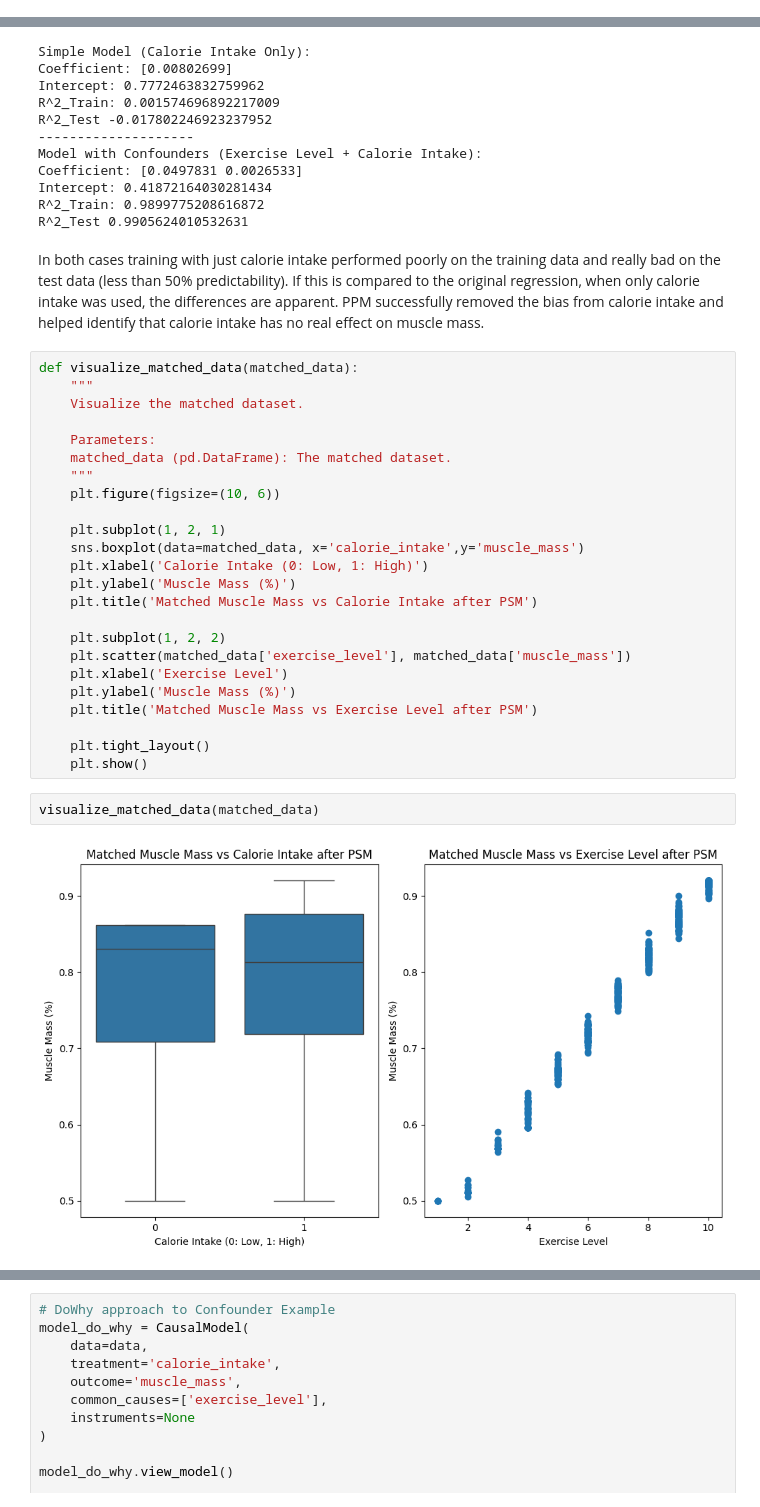
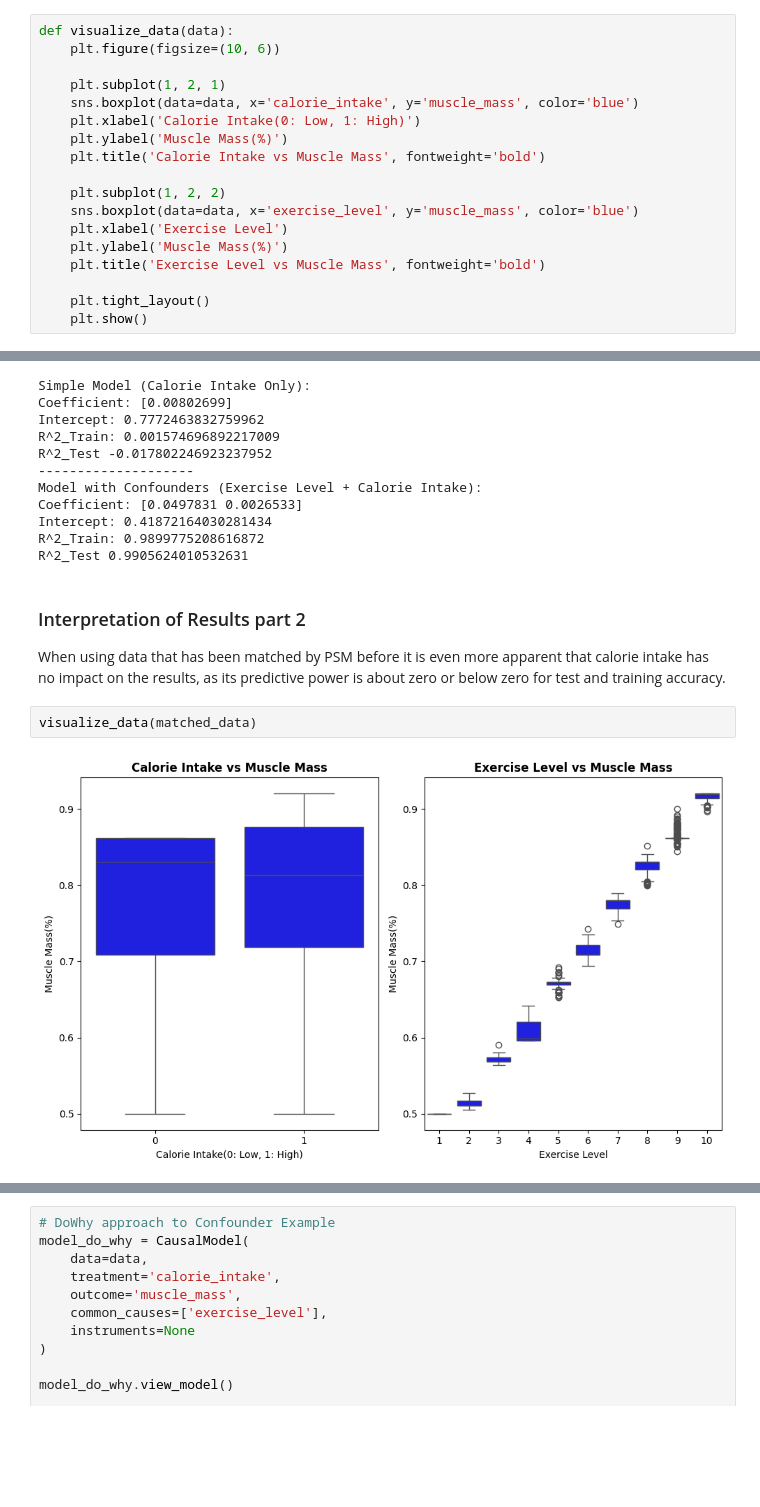
Before and after one commit to MaxiStahl1992/advanced-workbook-code, a Jupyter notebook: task3_full.ipynb, the cells around one changed output, grey strips where cells are left out. Drawn from its saved outputs; the diff is of its cells as text; blank space fills up the shorter version.

```diff
--- a/task3_full.ipynb
+++ b/task3_full.ipynb
@@ -79,0 +70,18 @@ Let's examine how fitting simple linear regression models will perform on the tr
+# %%
+def visualize_data(data):
+    plt.figure(figsize=(10, 6))
+
+    plt.subplot(1, 2, 1)
+    sns.boxplot(data=data, x='calorie_intake', y='muscle_mass', color='blue')
+    plt.xlabel('Calorie Intake(0: Low, 1: High)')
+    plt.ylabel('Muscle Mass(%)')
+    plt.title('Calorie Intake vs Muscle Mass', fontweight='bold')
+
+    plt.subplot(1, 2, 2)
+    sns.boxplot(data=data, x='exercise_level', y='muscle_mass', color='blue')
+    plt.xlabel('Exercise Level')
+    plt.ylabel('Muscle Mass(%)')
+    plt.title('Exercise Level vs Muscle Mass', fontweight='bold')
+
+    plt.tight_layout()
+    plt.show()
@@ -258,34 +255,10 @@ Coefficient: [0.0497831 0.0026533]
 Intercept: 0.41872164030281434
 R^2_Train: 0.9899775208616872
 R^2_Test 0.9905624010532631
-# %% [markdown]
-In both cases training with just calorie intake performed poorly on the training data and really bad on the test data (less than 50% predictability).
-If this is compared to the original regression, when only calorie intake was used, the differences are apparent. PPM successfully removed the bias from calorie intake and helped identify that calorie intake has no real effect on muscle mass.
-# %%
-def visualize_matched_data(matched_data):
-    """
-    Visualize the matched dataset.
-
-    Parameters:
-    matched_data (pd.DataFrame): The matched dataset.
-    """
-    plt.figure(figsize=(10, 6))
-
-    plt.subplot(1, 2, 1)
-    sns.boxplot(data=matched_data, x='calorie_intake',y='muscle_mass')
-    plt.xlabel('Calorie Intake (0: Low, 1: High)')
-    plt.ylabel('Muscle Mass (%)')
-    plt.title('Matched Muscle Mass vs Calorie Intake after PSM')
-
-    plt.subplot(1, 2, 2)
-    plt.scatter(matched_data['exercise_level'], matched_data['muscle_mass'])
-    plt.xlabel('Exercise Level')
-    plt.ylabel('Muscle Mass (%)')
-    plt.title('Matched Muscle Mass vs Exercise Level after PSM')
-
-    plt.tight_layout()
-    plt.show()
+# %% [markdown]
+### Interpretation of Results part 2
+When using data that has been matched by PSM before it is even more apparent that calorie intake has no impact on the results, as its predictive power is about zero or below zero for test and training accuracy.
 # %%
-visualize_matched_data(matched_data)
+visualize_data(matched_data)
 # %% [output]
-[figure, old version]
+[figure, new version]
```
Also changed, not shown: parts of 17 cells of this notebook, 14 other files.
